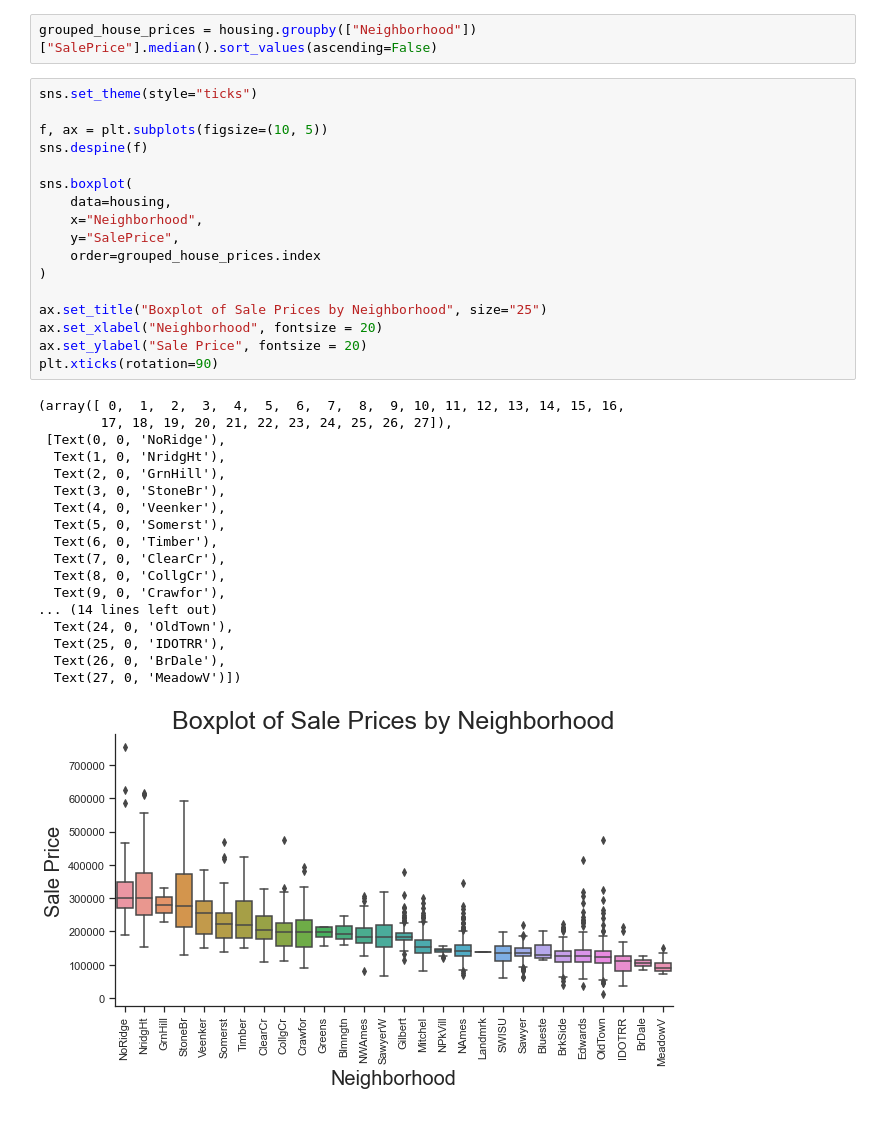
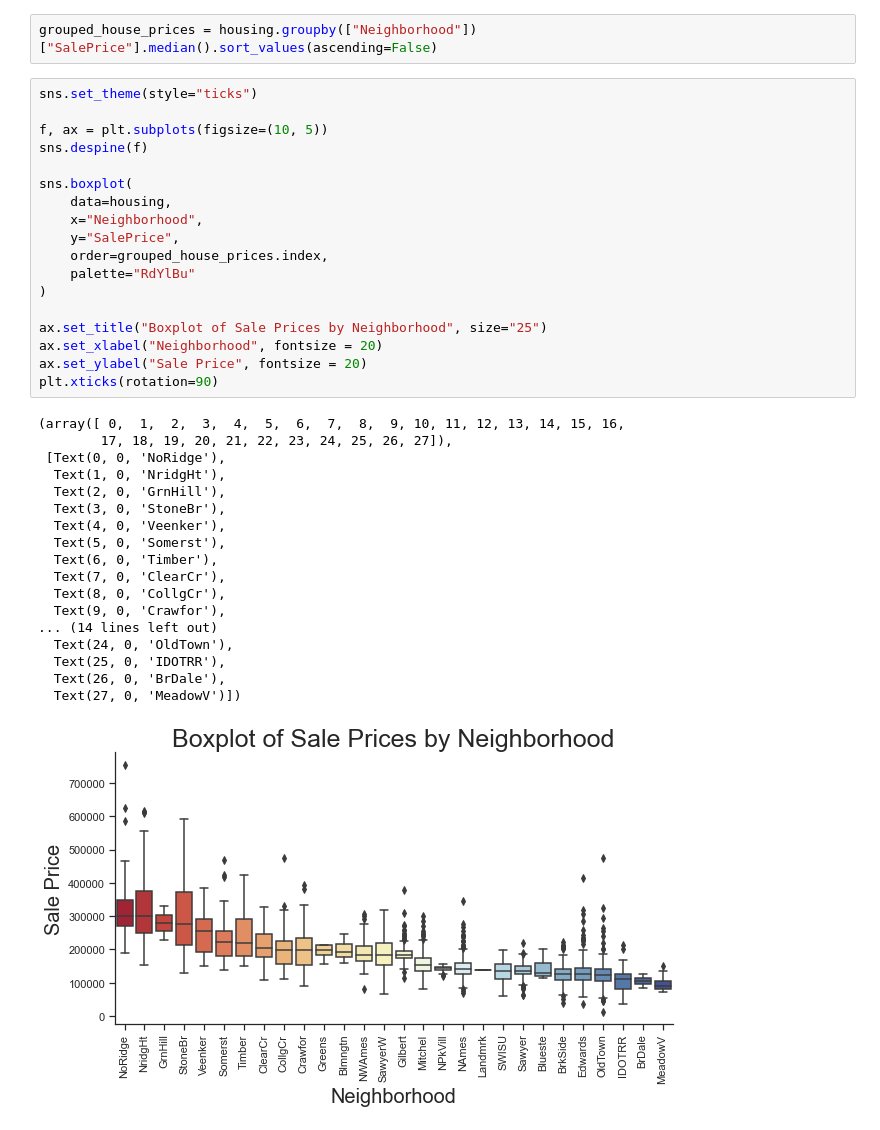
Before and after one commit to mobrien829/ames-ml-project, a Jupyter notebook: Tam's Folder/Ames Project-EDA.ipynb, the cells around one changed output. Saved outputs shown, nothing was run; the diff lists cells and outputs as text.

```diff
--- a/Tam's Folder/Ames Project-EDA.ipynb
+++ b/Tam's Folder/Ames Project-EDA.ipynb
@@ -113,35 +102,36 @@ f, ax = plt.subplots(figsize=(10, 5))
 sns.despine(f)
 
 sns.boxplot(
     data=housing,
     x="Neighborhood",
     y="SalePrice",
-    order=grouped_house_prices.index
+    order=grouped_house_prices.index,
+    palette="RdYlBu"
 )
 
 ax.set_title("Boxplot of Sale Prices by Neighborhood", size="25")
 ax.set_xlabel("Neighborhood", fontsize = 20)
 ax.set_ylabel("Sale Price", fontsize = 20)
 plt.xticks(rotation=90)
 # %% [output]
 (array([ 0,  1,  2,  3,  4,  5,  6,  7,  8,  9, 10, 11, 12, 13, 14, 15, 16,
         17, 18, 19, 20, 21, 22, 23, 24, 25, 26, 27]),
  [Text(0, 0, 'NoRidge'),
   Text(1, 0, 'NridgHt'),
   Text(2, 0, 'GrnHill'),
   Text(3, 0, 'StoneBr'),
   Text(4, 0, 'Veenker'),
   Text(5, 0, 'Somerst'),
   Text(6, 0, 'Timber'),
   Text(7, 0, 'ClearCr'),
   Text(8, 0, 'CollgCr'),
   Text(9, 0, 'Crawfor'),
 ... (14 lines left out)
   Text(24, 0, 'OldTown'),
   Text(25, 0, 'IDOTRR'),
   Text(26, 0, 'BrDale'),
   Text(27, 0, 'MeadowV')])
-[figure, old version]
+[figure, new version]
 # %%
 sns.set_theme(style="ticks")
 
```
Also changed, not shown: parts of 16 cells of this notebook, 2 other files.
